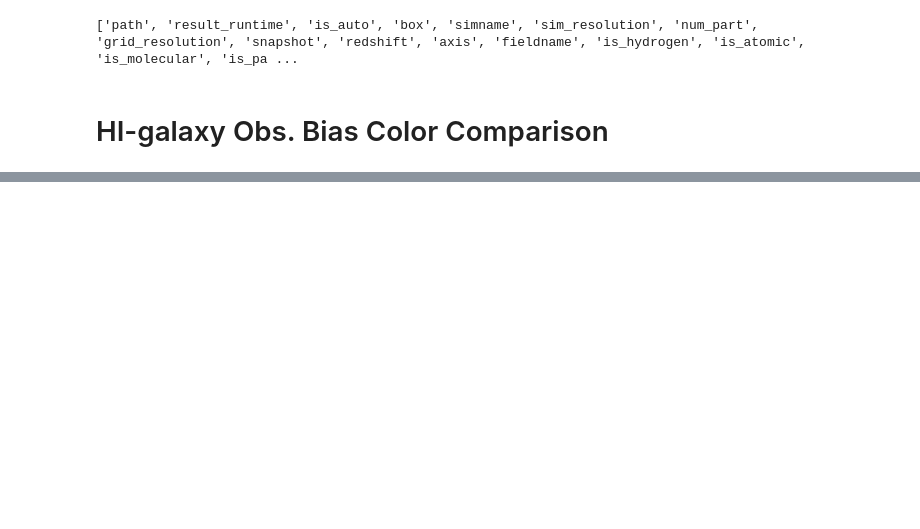
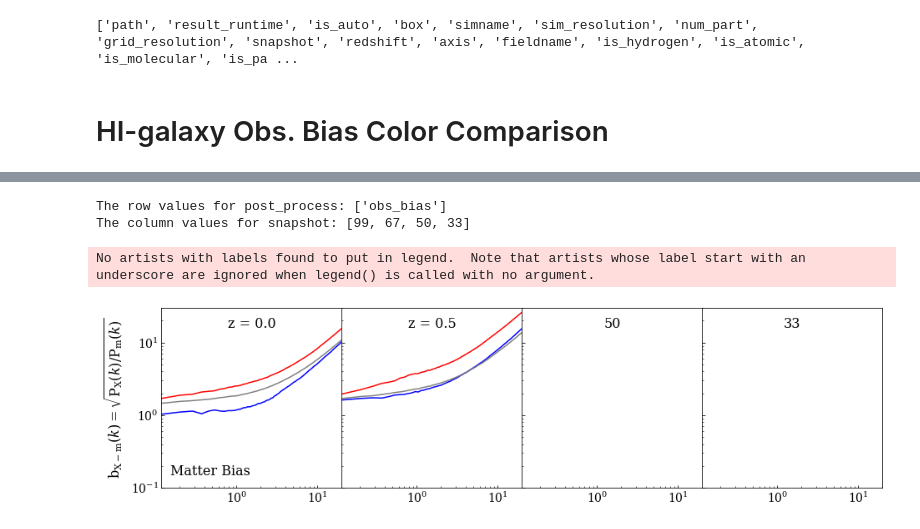
Before and after one commit to calvinosinga/hcolor, a Jupyter notebook: fig_md_analysis/Bias/bias_figures.ipynb, the cells around one changed output, grey strips where cells are left out. Drawn from its saved outputs; the diff is of its cells as text; code cells hidden in the pictures; blank space fills up the shorter version.

```diff
--- a/fig_md_analysis/Bias/bias_figures.ipynb
+++ b/fig_md_analysis/Bias/bias_figures.ipynb
@@ -124,0 +214,24 @@ The column values for color: ['red', 'blue', 'resolved']
+# %%
+ip = {'is_auto':False,
+      'axis':0, 'grid_resolution':800, 'simname': 'tng100',
+      'color_cut':['0.60', 'None'], 'gal_res':'diemer',
+      'gal_species':'stmass', 'ptl_species':'ptl',
+      'censat':'no key found', 'mas':'CICW', 'color': ['red', 'blue', 'resolved'],
+      'post_process':'obs_bias', 'snapshot':[99, 67, 50, 33], 'space':'real',
+     'path':'fiducial', 'denominator':'ptl'}
+gspec = {'wspace':0}
+ds.displayAs('color', ['blue', 'red', 'resolved'],
+             ['Blue Gal.', 'Red Gal.', 'All Gal.'])
+bfg = ds.figrid("color", 'post_process', 'snapshot', ip)
+
+bfg.rowLabels(["Matter Bias"])
+bfg.gspecArgs(yborder = [0, 0.1], **gspec)
+bfg.setDefaultTicksParams()
+bfg.axisArgs(ylim = (.1, 30))
+bfg.setYLabel(obsbiaslab("X", "m"))
+bfg.plot()
+# %% [output]
+The row values for post_process: ['obs_bias']
+The column values for snapshot: [99, 67, 50, 33]
+No artists with labels found to put in legend.  Note that artists whose label start with an underscore are ignored when legend() is called with no argument.
+[figure, added]
```
Also changed, not shown: parts of 10 cells of this notebook, 20 other files.
